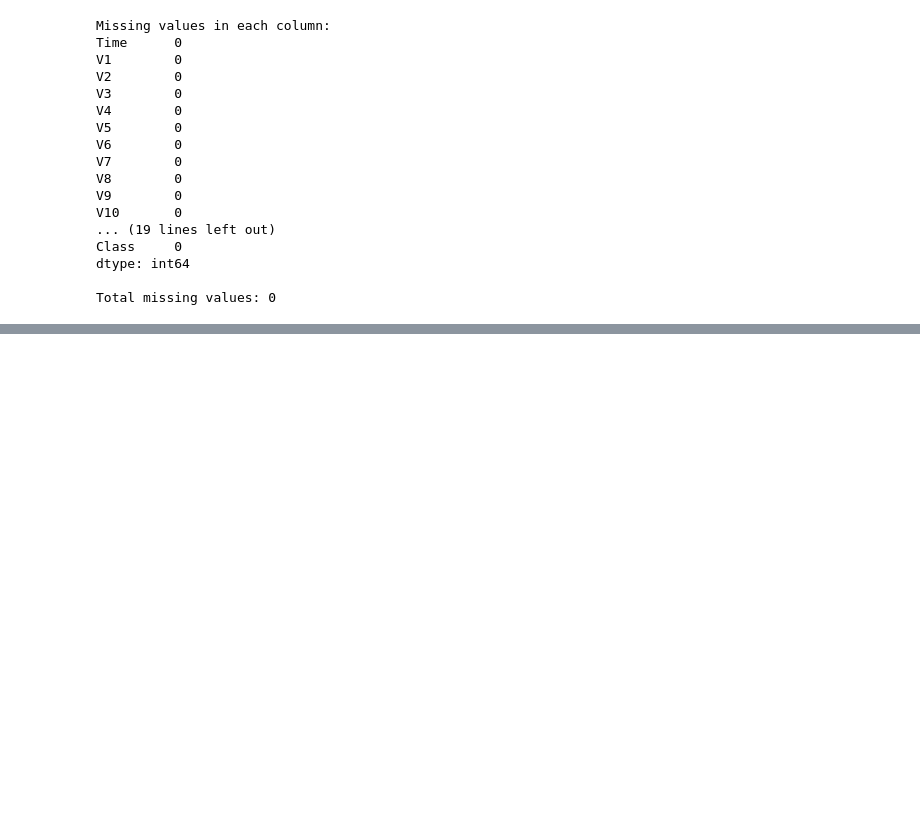
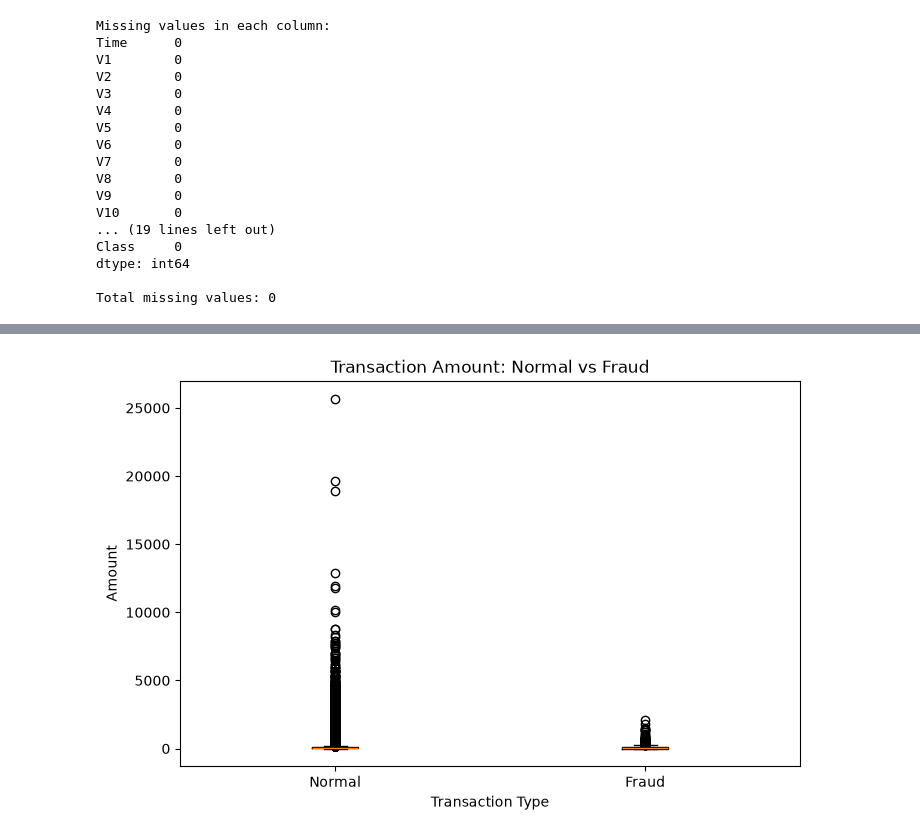
Before and after one commit to 9009594/real-time-financial-fraud-detection, a Jupyter notebook: notebooks/01_data_understanding.ipynb, the cells around one changed output, grey strips where cells are left out. Saved outputs shown, nothing was run; the diff lists cells and outputs as text; code cells hidden in the pictures; blank space fills up the shorter version.

```diff
--- a/notebooks/01_data_understanding.ipynb
+++ b/notebooks/01_data_understanding.ipynb
@@ -144,0 +218,18 @@ Total missing values: 0
+# %%
+plt.figure(figsize=(8, 5))
+
+plt.boxplot(
+    [
+        df[df["Class"] == 0]["Amount"],
+        df[df["Class"] == 1]["Amount"]
+    ],
+    tick_labels=["Normal", "Fraud"]
+)
+
+plt.title("Transaction Amount: Normal vs Fraud")
+plt.xlabel("Transaction Type")
+plt.ylabel("Amount")
+
+plt.show()
+# %% [output]
+[figure, added]
```
Also changed, not shown: parts of 8 cells of this notebook.
